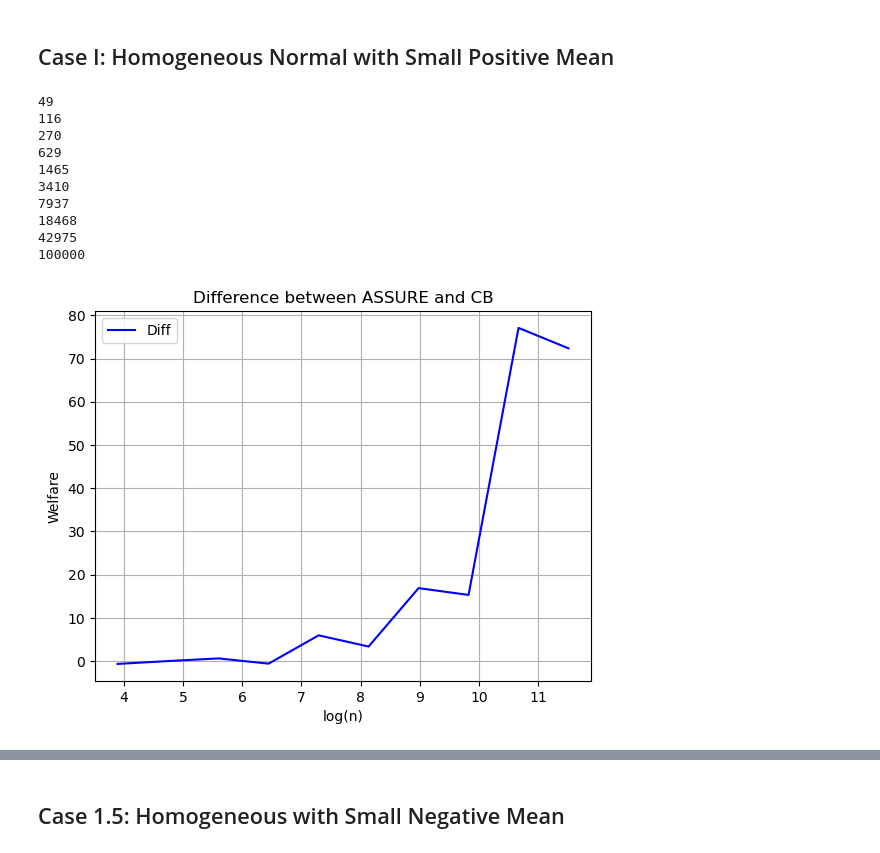
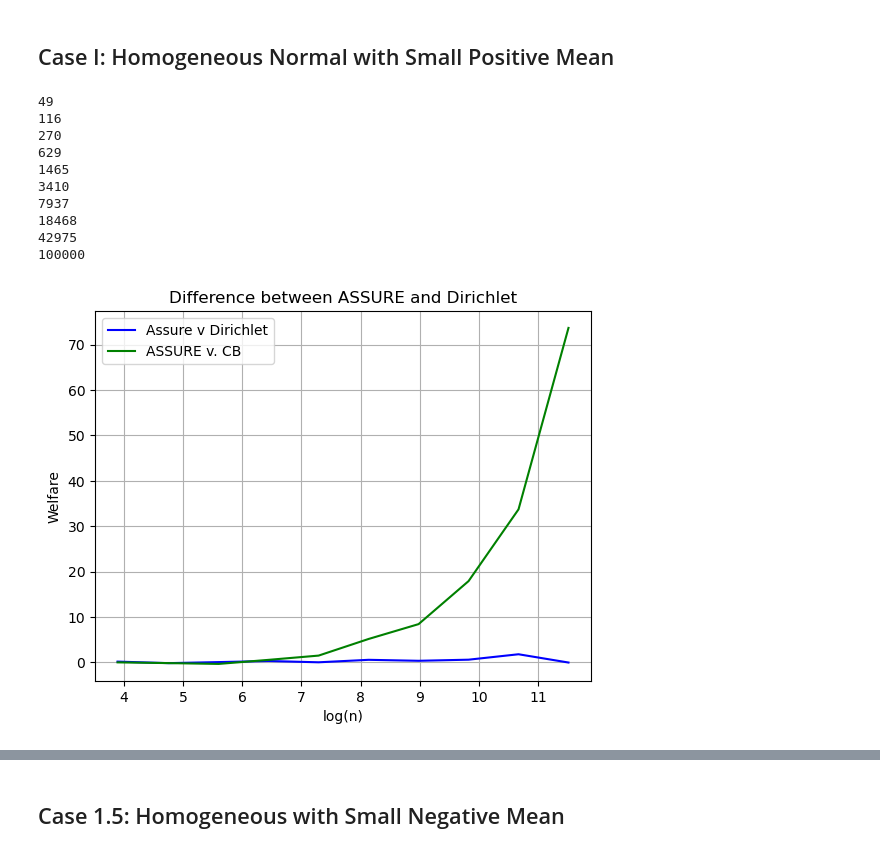
Before and after one commit to tsudijon/CompoundWelfareMaximization, a Jupyter notebook: notebooks/comparing_large_n.ipynb, the cells around one changed output, grey strips where cells are left out. Saved outputs shown, nothing was run; the diff lists cells and outputs as text; code cells hidden in the pictures.

Commit message:
Added new estimator

```diff
--- a/notebooks/comparing_large_n.ipynb
+++ b/notebooks/comparing_large_n.ipynb
@@ -15,17 +17,18 @@ importlib.reload(methods)
 # %% [output]
 <module 'methods' from '/Users/timothysudijono/Projects/statistics/empirical_bayes/CompoundWelfareMaximization/notebooks/../methods.py'>
 # %%
-def compare_methods(true_effects, sigmas, mc_runs = 50):
+def compare_methods(true_effects, sigmas, mc_runs = 500):
     """
     Methods: List of Strings of which methods to run
     """
     assure_welfares = np.zeros(mc_runs).astype(float)
     cb_welfares = np.zeros(mc_runs).astype(float)
+    dirichlet_welfares = np.zeros(mc_runs).astype(float)
 
     for j in range(mc_runs):
         Xs = true_effects + np.random.normal(0,sigmas)
         n = len(Xs)
-        C_grid = np.linspace(-5, 5, 500)
+        C_grid = np.linspace(-5, 5, 100)
 
         ### assure
         assure_curve = methods.heteroskedastic_normal_welfare_estimator(Xs, sigmas, lb = -5, ub = 5);
@@ -37,5 +40,10 @@ def compare_methods(true_effects, sigmas, mc_runs = 50):
         threshold = C_grid[np.argmax(cb_welfare_curve)]
         cb_welfares[j] = true_effects[Xs >= threshold*sigmas].sum()
 
+        ### dirichlet
+        dirichlet_curve = methods.dirichlet_normal_estimator(Xs, sigmas, lb = -5, ub = 5);
+        threshold = C_grid[np.argmax(dirichlet_curve)]
+        dirichlet_welfares[j] = true_effects[Xs >= threshold*sigmas].sum()
 
-    return [assure_welfares,  cb_welfares]
+
+    return [assure_welfares,  cb_welfares, dirichlet_welfares]
@@ -44,58 +94,24 @@ def compare_methods(true_effects, sigmas, mc_runs = 50):
 # %%
 import numpy as np
 import matplotlib.pyplot as plt
 
-ns = np.logspace(np.log10(50), np.log10(1e5), num=10, dtype=int)
 
-assure_means = np.zeros(len(ns))
-cb_means = np.zeros(len(ns))
-assure_ses = np.zeros(len(ns))
-cb_ses = np.zeros(len(ns))
-
-diffs = np.zeros(len(ns))
-diffs_ses = np.zeros(len(ns))
-
-mc_runs = 10
-
-for i in range(len(ns)):
-    n = int(ns[i])
-    print(n)
+def homog_normal(n):
     true_effects = np.random.normal(0.25, 1, n)
     sigmas = np.ones(n)
+    return true_effects, sigmas
 
-    results = compare_methods(true_effects, sigmas, mc_runs=mc_runs)
-    # Mean welfare
-    assure_means[i] = results[0].mean()
-    cb_means[i] = results[1].mean()
 
-    # Standard error = std / sqrt(mc_runs)
-    assure_ses[i] = results[0].std() / np.sqrt(mc_runs)
-    cb_ses[i] = results[1].std() / np.sqrt(mc_runs)
-
-    diffs[i] = assure_means[i] - cb_means[i]
-    diffs_ses[i] = (results[0] - results[1]).std()
+plot_comparisons(homog_normal)
 # %% [output]
 49
 116
 270
 629
 1465
 3410
 7937
 18468
 42975
 100000
+[figure, added]
-# %%
-log_ns = np.log(ns)
-
-plt.plot(log_ns, diffs, label="Diff", color='blue')
-
-
-plt.xlabel("log(n)")
-plt.ylabel("Welfare")
-plt.title("Difference between ASSURE and CB")
-plt.legend()
-plt.grid(True)
-plt.show()
-# %% [output]
-[figure, removed]
```
Also changed, not shown: parts of 23 cells of this notebook, 4 other files.
